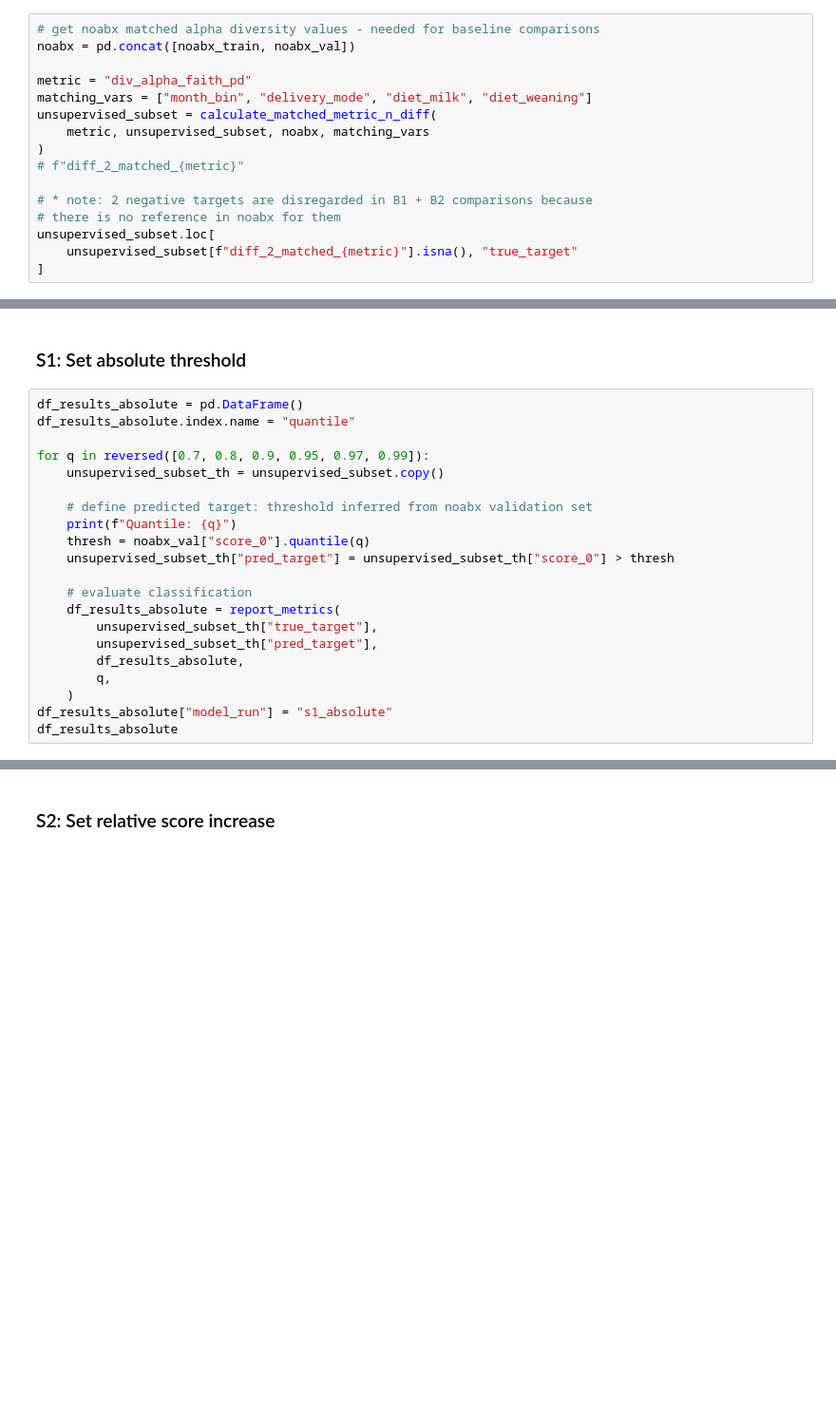
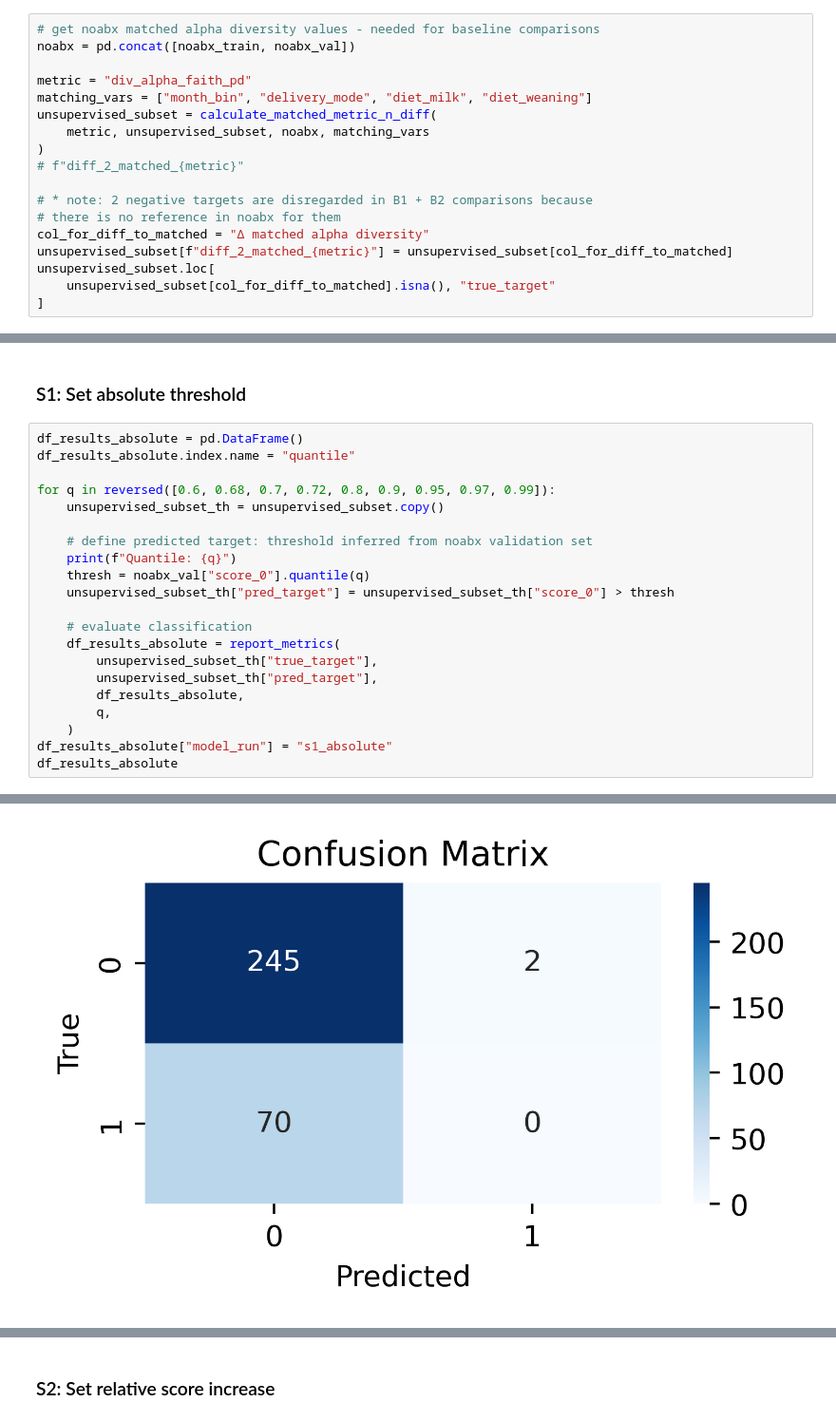
Before and after one commit to MarkusChardonnet/Probabilistic_forecasting_for_Anomaly_Detection, a Jupyter notebook: results/evaluate_predictions.ipynb, the cells around one changed output, grey strips where cells are left out. Shown at 95% size. Cells and saved outputs as stored; diff of their text form; blank space fills up the shorter version.

```diff
--- a/results/evaluate_predictions.ipynb
+++ b/results/evaluate_predictions.ipynb
@@ -162,6 +182,8 @@ unsupervised_subset = calculate_matched_metric_n_diff(
 
 # * note: 2 negative targets are disregarded in B1 + B2 comparisons because
 # there is no reference in noabx for them
+col_for_diff_to_matched = "Δ matched alpha diversity"
+unsupervised_subset[f"diff_2_matched_{metric}"] = unsupervised_subset[col_for_diff_to_matched]
 unsupervised_subset.loc[
-    unsupervised_subset[f"diff_2_matched_{metric}"].isna(), "true_target"
+    unsupervised_subset[col_for_diff_to_matched].isna(), "true_target"
 ]
@@ -194,7 +237,7 @@ unsupervised_subset = (
 df_results_absolute = pd.DataFrame()
 df_results_absolute.index.name = "quantile"
 
-for q in reversed([0.7, 0.8, 0.9, 0.95, 0.97, 0.99]):
+for q in reversed([0.6, 0.68, 0.7, 0.72, 0.8, 0.9, 0.95, 0.97, 0.99]):
     unsupervised_subset_th = unsupervised_subset.copy()
 
     # define predicted target: threshold inferred from noabx validation set
@@ -211,3 +254,4 @@ for q in reversed([0.7, 0.8, 0.9, 0.95, 0.97, 0.99]):
     )
 df_results_absolute["model_run"] = "s1_absolute"
 df_results_absolute
+# %% [output]
@@ -213,0 +267 @@ df_results_absolute
+[figure, added]
```
Also changed, not shown: parts of 15 cells of this notebook, 4 other files.
